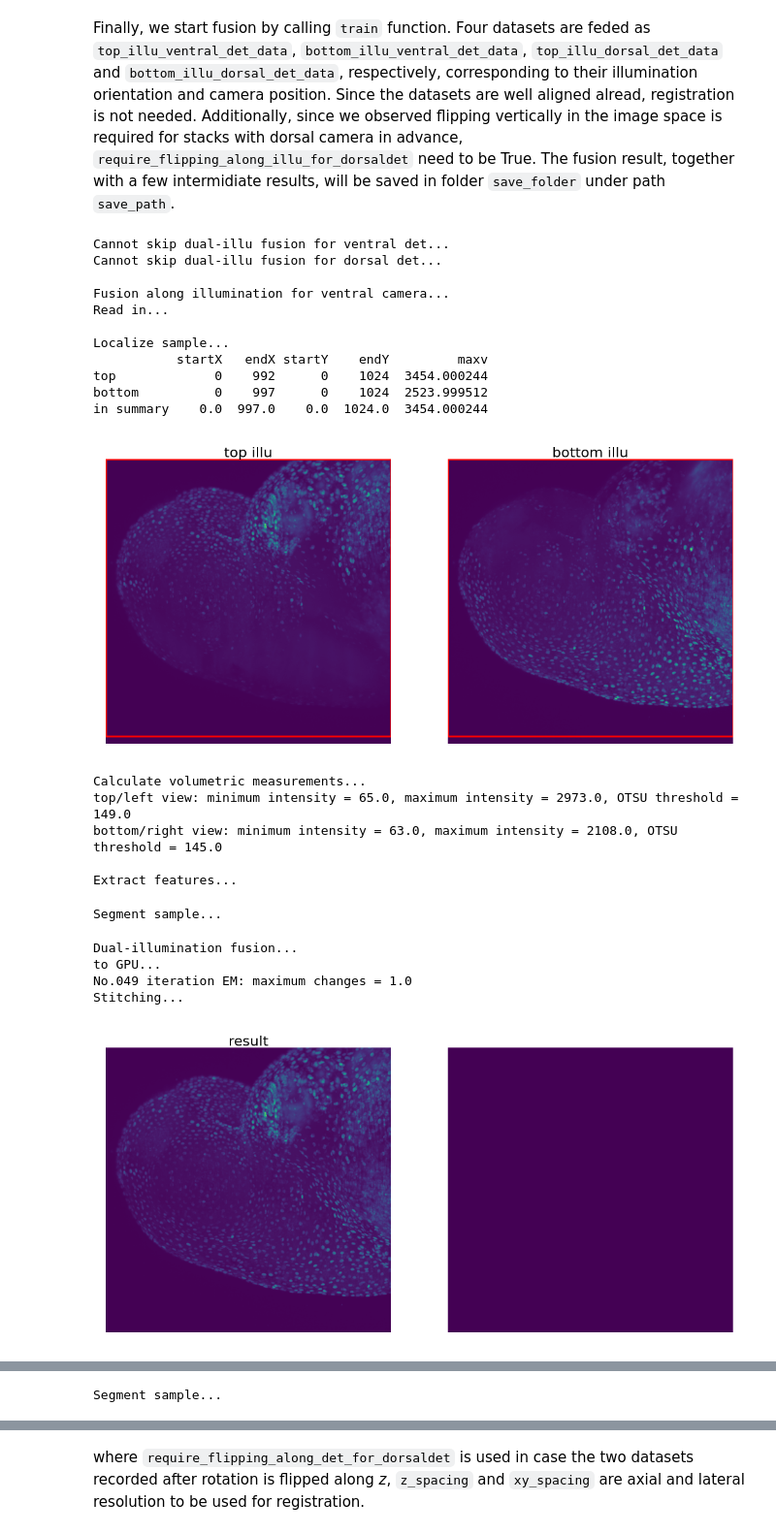
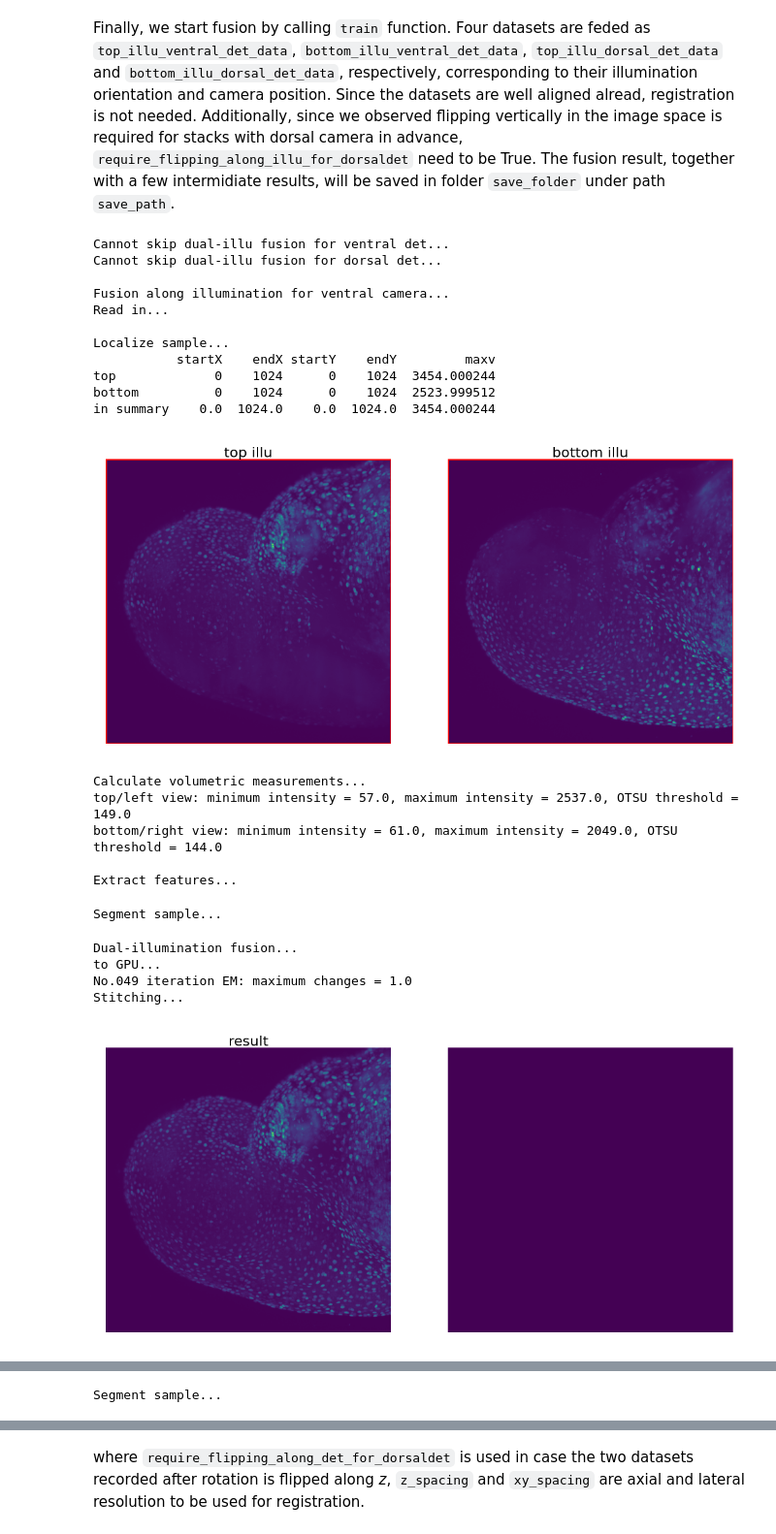
Before and after one commit to yuliu96/leonardo, a Jupyter notebook: docs/tutorials/notebook/Leonardo_FUSE_along_detection.ipynb, the cells around one changed output, grey strips where cells are left out. Shown at 97% size. Drawn from its saved outputs; the diff is of its cells as text; code cells hidden in the pictures.

```diff
--- a/docs/tutorials/notebook/Leonardo_FUSE_along_detection.ipynb
+++ b/docs/tutorials/notebook/Leonardo_FUSE_along_detection.ipynb
@@ -23,10 +23,10 @@ import tifffile
 from google.colab import drive
 drive.mount("/content/drive/", force_remount = True)
 
-X_I0_D1 = tifffile.imread("/content/drive/MyDrive/LSFM/Multi-View-Reconstruction/zenodo/I0_D1_crop.tiff")
-X_I1_D1 = tifffile.imread("/content/drive/MyDrive/LSFM/Multi-View-Reconstruction/zenodo/I1_D1_crop.tiff")
-X_I0_D0 = tifffile.imread("/content/drive/MyDrive/LSFM/Multi-View-Reconstruction/zenodo/I0_D0_crop.tiff")
-X_I1_D0 = tifffile.imread("/content/drive/MyDrive/LSFM/Multi-View-Reconstruction/zenodo/I1_D0_crop.tiff")
+X_D1_I0 = tifffile.imread("/content/drive/MyDrive/LSFM/Multi-View-Reconstruction/zenodo/D1_I0.tiff")
+X_D1_I1 = tifffile.imread("/content/drive/MyDrive/LSFM/Multi-View-Reconstruction/zenodo/D1_I1.tiff")
+X_D2_I0 = tifffile.imread("/content/drive/MyDrive/LSFM/Multi-View-Reconstruction/zenodo/D2_I0.tiff")
+X_D2_I1 = tifffile.imread("/content/drive/MyDrive/LSFM/Multi-View-Reconstruction/zenodo/D2_I1.tiff")
 # %% [output]
 Mounted at /content/drive/
 # %% [markdown]
@@ -88,34 +87,34 @@ Finally, we start fusion by calling `train` function. Four datasets are feded as
 # %%
 # start fusion
 save_path = "./"
 save_folder = "fuse_det_result"
 
-recon = model.train(require_registration = False,
-                    require_flipping_along_illu_for_dorsaldet = True,
-                    require_flipping_along_det_for_dorsaldet = False,
-                    top_illu_ventral_det_data = X_I0_D1,
-                    bottom_illu_ventral_det_data = X_I1_D1,
-                    top_illu_dorsal_det_data = X_I1_D0,
-                    bottom_illu_dorsal_det_data = X_I0_D0,
-                    save_path = save_path,
-                    save_folder = save_folder,
-                    )
+out = model.train(require_registration = False,
+                  require_flipping_along_illu_for_dorsaldet = True,
+                  require_flipping_along_det_for_dorsaldet = False,
+                  top_illu_ventral_det_data = X_D1_I0,
+                  bottom_illu_ventral_det_data = X_D1_I1,
+                  top_illu_dorsal_det_data = X_D2_I1,
+                  bottom_illu_dorsal_det_data = X_D2_I0,
+                  save_path = save_path,
+                  save_folder = save_folder,
+                  )
 # %% [output]
 Cannot skip dual-illu fusion for ventral det...
 Cannot skip dual-illu fusion for dorsal det...
 
 Fusion along illumination for ventral camera...
 Read in...
 
 Localize sample...
-           startX   endX startY    endY         maxv
-top             0    992      0    1024  3454.000244
-bottom          0    997      0    1024  2523.999512
-in summary    0.0  997.0    0.0  1024.0  3454.000244
+           startX    endX startY    endY         maxv
+top             0    1024      0    1024  3454.000244
+bottom          0    1024      0    1024  2523.999512
+in summary    0.0  1024.0    0.0  1024.0  3454.000244
-[figure, old version]
+[figure, new version]
 Calculate volumetric measurements...
-top/left view: minimum intensity = 65.0, maximum intensity = 2973.0, OTSU threshold = 149.0
-bottom/right view: minimum intensity = 63.0, maximum intensity = 2108.0, OTSU threshold = 145.0
+top/left view: minimum intensity = 57.0, maximum intensity = 2537.0, OTSU threshold = 149.0
+bottom/right view: minimum intensity = 61.0, maximum intensity = 2049.0, OTSU threshold = 144.0
 
 Extract features...
 Segment sample...
@@ -123,7 +122,7 @@ Dual-illumination fusion...
 to GPU...
 No.049 iteration EM: maximum changes = 1.0
 Stitching...
-[figure, old version]
+[figure, new version]
 Save...
 
 Fusion along illumination for dorsal camera...
```
Also changed, not shown: parts of 16 cells of this notebook.
